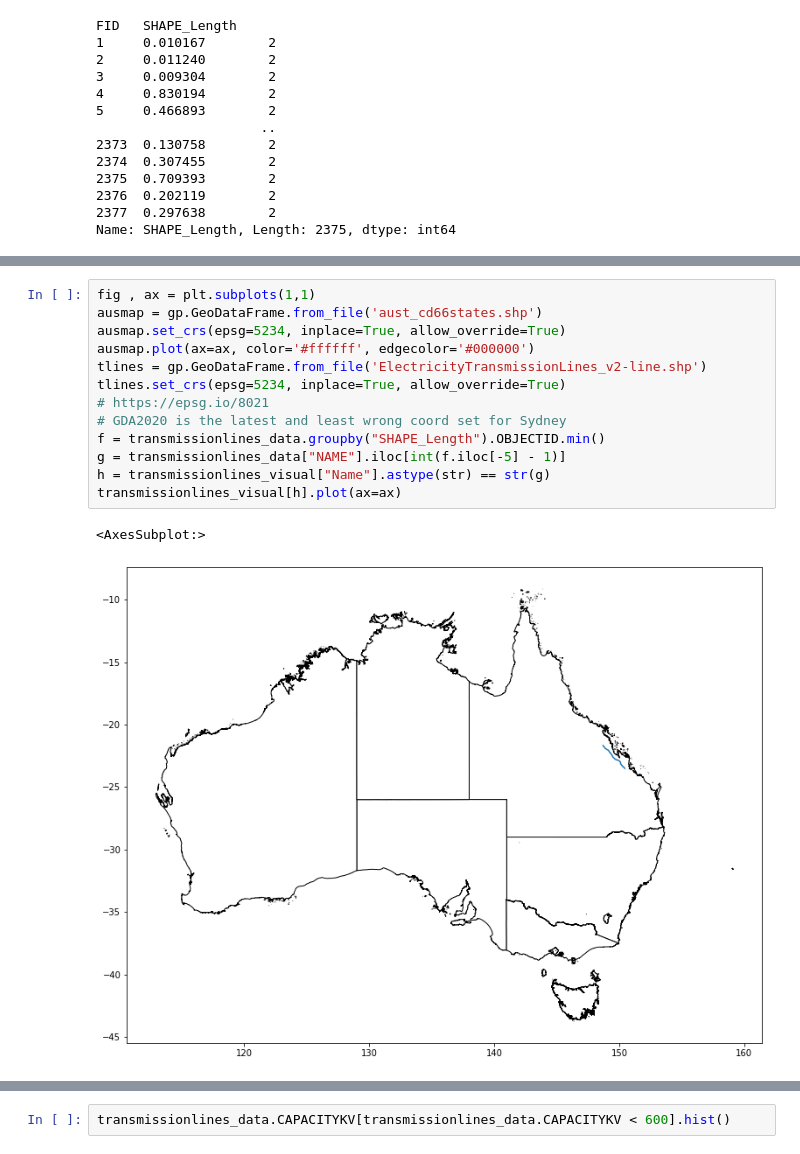
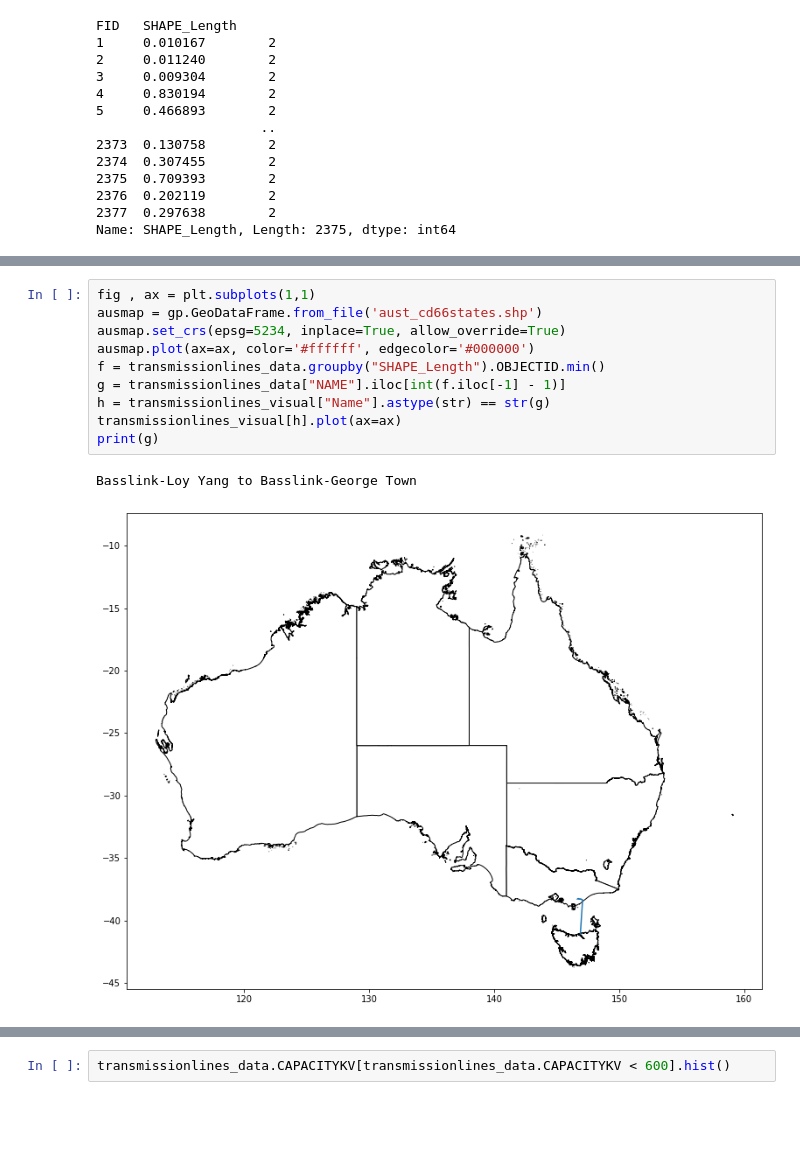
Before and after one commit to EvJ-5903/Transmission-Lines, a Jupyter notebook: Data Collection.ipynb, the cells around one changed output, grey strips where cells are left out. Drawn from its saved outputs; the diff is of its cells as text; blank space fills up the shorter version.

```diff
--- a/Data Collection.ipynb
+++ b/Data Collection.ipynb
@@ -66,16 +119,13 @@ Name: SHAPE_Length, Length: 2375, dtype: int64
 # %%
 fig , ax = plt.subplots(1,1)
 ausmap = gp.GeoDataFrame.from_file('aust_cd66states.shp')
 ausmap.set_crs(epsg=5234, inplace=True, allow_override=True)
 ausmap.plot(ax=ax, color='#ffffff', edgecolor='#000000')
-tlines = gp.GeoDataFrame.from_file('ElectricityTransmissionLines_v2-line.shp')
-tlines.set_crs(epsg=5234, inplace=True, allow_override=True)
-# https://epsg.io/8021
-# GDA2020 is the latest and least wrong coord set for Sydney
 f = transmissionlines_data.groupby("SHAPE_Length").OBJECTID.min()
-g = transmissionlines_data["NAME"].iloc[int(f.iloc[-5] - 1)]
+g = transmissionlines_data["NAME"].iloc[int(f.iloc[-1] - 1)]
 h = transmissionlines_visual["Name"].astype(str) == str(g)
 transmissionlines_visual[h].plot(ax=ax)
+print(g)
 # %% [output]
-<AxesSubplot:>
+Basslink-Loy Yang to Basslink-George Town
-[figure, old version]
+[figure, new version]
```
Also changed, not shown: parts of 13 cells of this notebook.
